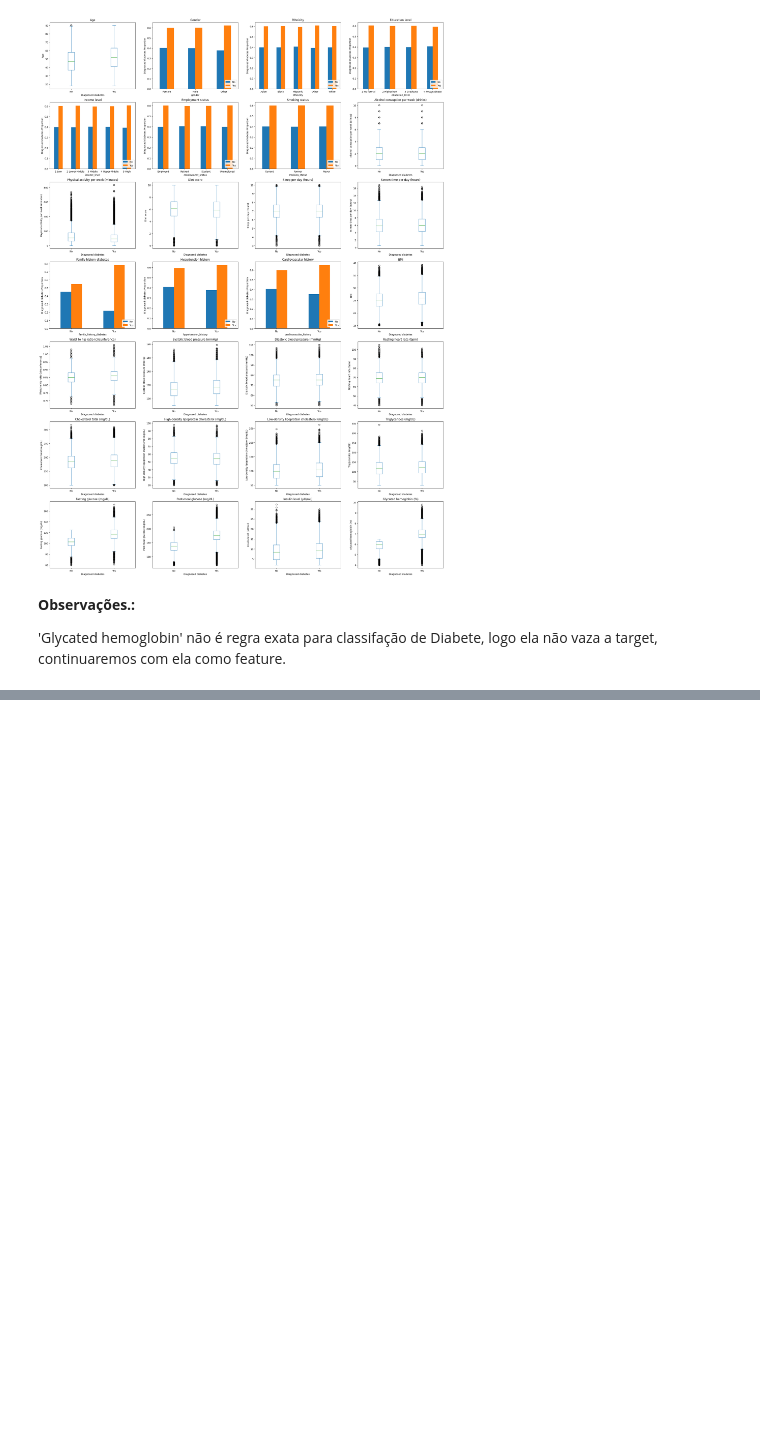
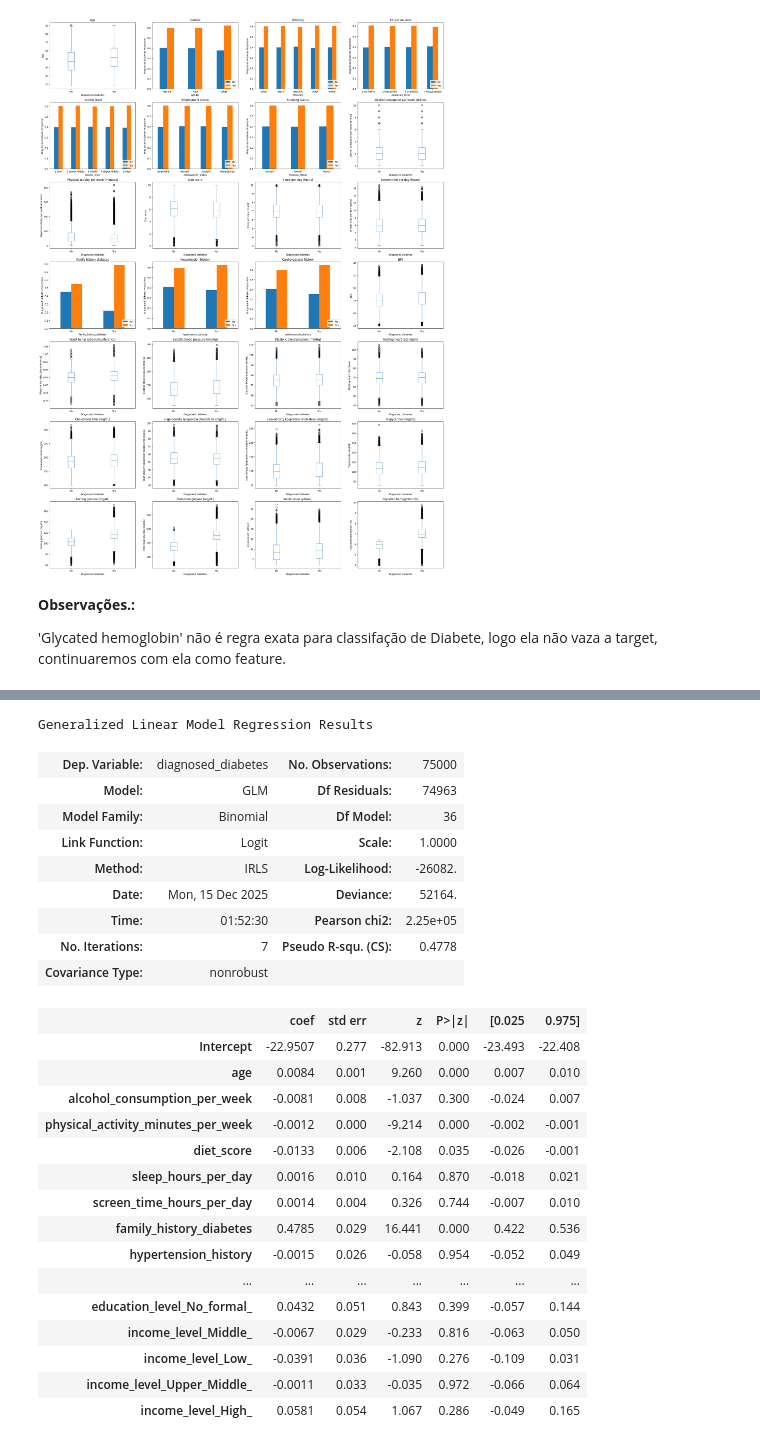
Before and after one commit to richardsantino/diabete-prediction, a Jupyter notebook: diabetes_prediction.ipynb, the cells around one changed output, grey strips where cells are left out. Drawn from its saved outputs; the diff is of its cells as text; code cells hidden in the pictures; blank space fills up the shorter version.

```diff
--- a/diabetes_prediction.ipynb
+++ b/diabetes_prediction.ipynb
@@ -535,0 +692,34 @@ p-value: 0.09880536552392974
+# %%
+
+formula = f"{target} ~ {' + '.join(features)}"
+model = smf.glm(formula=formula, data=df_rl, family=sm.families.Binomial())
+fitted_model = model.fit()
+
+fitted_model.summary()
+# %% [output]
+Generalized Linear Model Regression Results
+| Dep. Variable: | diagnosed_diabetes | No. Observations: | 75000 |
+| Model: | GLM | Df Residuals: | 74963 |
+| Model Family: | Binomial | Df Model: | 36 |
+| Link Function: | Logit | Scale: | 1.0000 |
+| Method: | IRLS | Log-Likelihood: | -26082. |
+| Date: | Mon, 15 Dec 2025 | Deviance: | 52164. |
+| Time: | 01:52:30 | Pearson chi2: | 2.25e+05 |
+| No. Iterations: | 7 | Pseudo R-squ. (CS): | 0.4778 |
+| Covariance Type: | nonrobust |  |  |
+|  | coef | std err | z | P>|z| | [0.025 | 0.975] |
+| Intercept | -22.9507 | 0.277 | -82.913 | 0.000 | -23.493 | -22.408 |
+| age | 0.0084 | 0.001 | 9.260 | 0.000 | 0.007 | 0.010 |
+| alcohol_consumption_per_week | -0.0081 | 0.008 | -1.037 | 0.300 | -0.024 | 0.007 |
+| physical_activity_minutes_per_week | -0.0012 | 0.000 | -9.214 | 0.000 | -0.002 | -0.001 |
+| diet_score | -0.0133 | 0.006 | -2.108 | 0.035 | -0.026 | -0.001 |
+| sleep_hours_per_day | 0.0016 | 0.010 | 0.164 | 0.870 | -0.018 | 0.021 |
+| screen_time_hours_per_day | 0.0014 | 0.004 | 0.326 | 0.744 | -0.007 | 0.010 |
+| family_history_diabetes | 0.4785 | 0.029 | 16.441 | 0.000 | 0.422 | 0.536 |
+| hypertension_history | -0.0015 | 0.026 | -0.058 | 0.954 | -0.052 | 0.049 |
+| ... | ... | ... | ... | ... | ... | ... |
+| education_level_No_formal_ | 0.0432 | 0.051 | 0.843 | 0.399 | -0.057 | 0.144 |
+| income_level_Middle_ | -0.0067 | 0.029 | -0.233 | 0.816 | -0.063 | 0.050 |
+| income_level_Low_ | -0.0391 | 0.036 | -1.090 | 0.276 | -0.109 | 0.031 |
+| income_level_Upper_Middle_ | -0.0011 | 0.033 | -0.035 | 0.972 | -0.066 | 0.064 |
+| income_level_High_ | 0.0581 | 0.054 | 1.067 | 0.286 | -0.049 | 0.165 |
```
Also changed, not shown: parts of 15 cells of this notebook, 1 other file.
